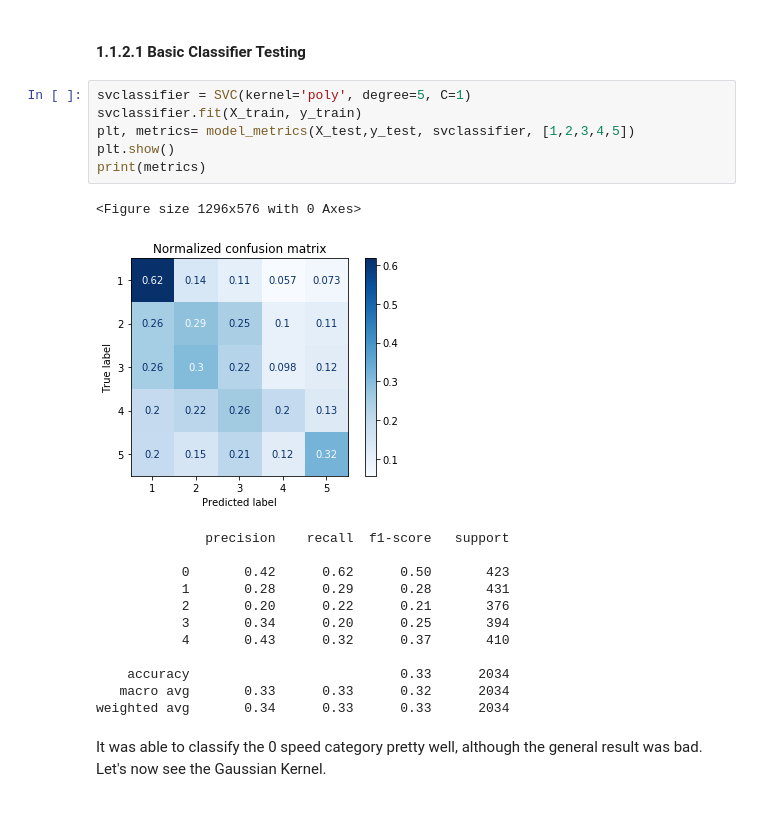
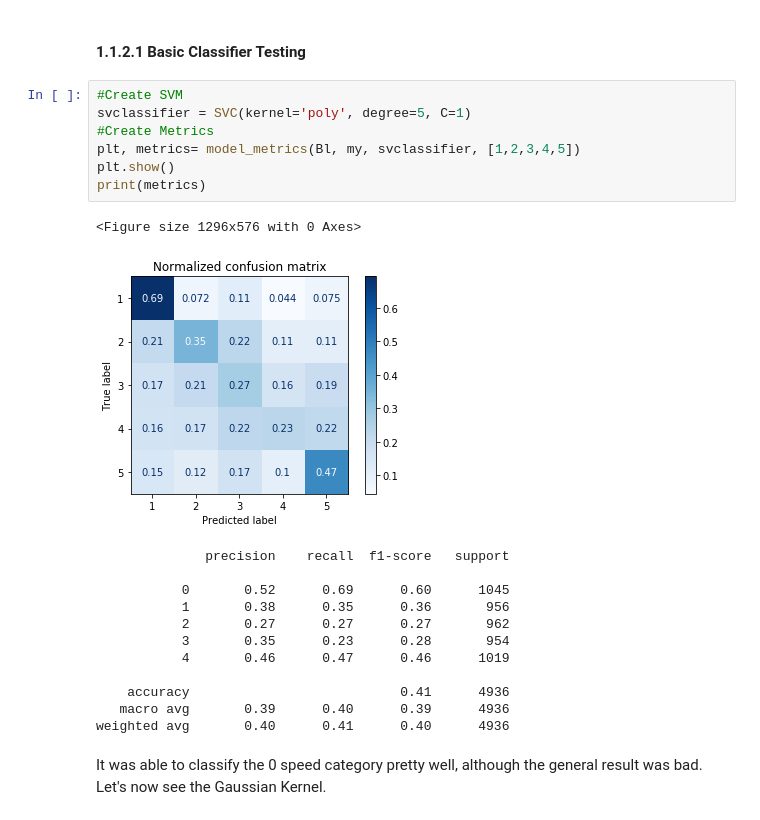
Before and after one commit to PedroCotovio/MLproject, a Jupyter notebook: Task1.ipynb, the cells around one changed output. Drawn from its saved outputs; the diff is of its cells as text.

```diff
--- a/Task1.ipynb
+++ b/Task1.ipynb
@@ -250,25 +250,26 @@ We start with the Polynomial kernel
 # %% [markdown]
 #### 1.1.2.1 Basic Classifier Testing
 # %%
+#Create SVM
 svclassifier = SVC(kernel='poly', degree=5, C=1)
-svclassifier.fit(X_train, y_train)
-plt, metrics= model_metrics(X_test,y_test, svclassifier, [1,2,3,4,5])
+#Create Metrics
+plt, metrics= model_metrics(Bl, my, svclassifier, [1,2,3,4,5])
 plt.show()
 print(metrics)
 # %% [output]
 <Figure size 1296x576 with 0 Axes>
-[figure, old version]
+[figure, new version]
               precision    recall  f1-score   support
 
-           0       0.42      0.62      0.50       423
-           1       0.28      0.29      0.28       431
-           2       0.20      0.22      0.21       376
-           3       0.34      0.20      0.25       394
-           4       0.43      0.32      0.37       410
+           0       0.52      0.69      0.60      1045
+           1       0.38      0.35      0.36       956
+           2       0.27      0.27      0.27       962
+           3       0.35      0.23      0.28       954
+           4       0.46      0.47      0.46      1019
 
-    accuracy                           0.33      2034
-   macro avg       0.33      0.33      0.32      2034
-weighted avg       0.34      0.33      0.33      2034
+    accuracy                           0.41      4936
+   macro avg       0.39      0.40      0.39      4936
+weighted avg       0.40      0.41      0.40      4936
 # %% [markdown]
 It was able to classify the 0 speed category pretty well, although the general result was bad. Let's now see the Gaussian Kernel.
 # %%
```
Also changed, not shown: parts of 31 cells of this notebook, 4 other files.
